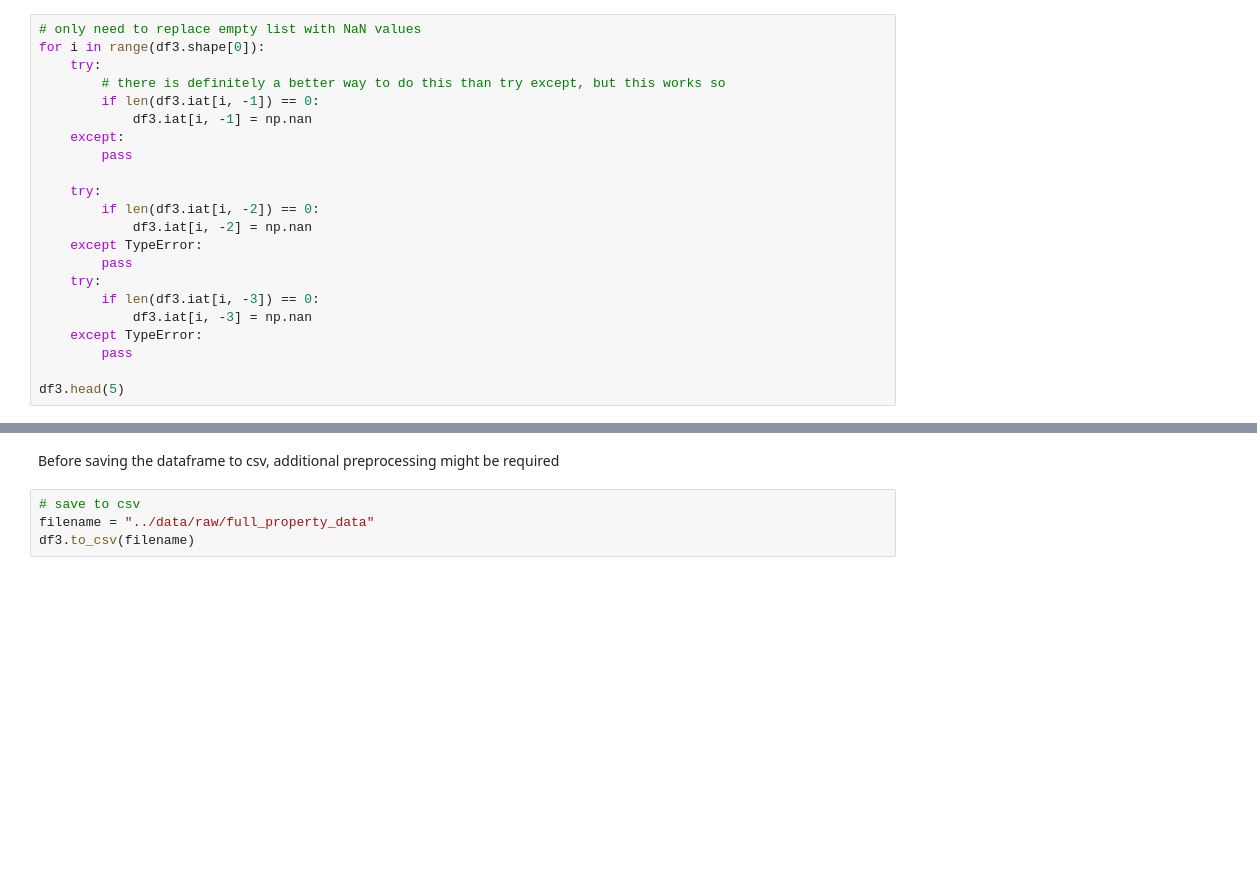
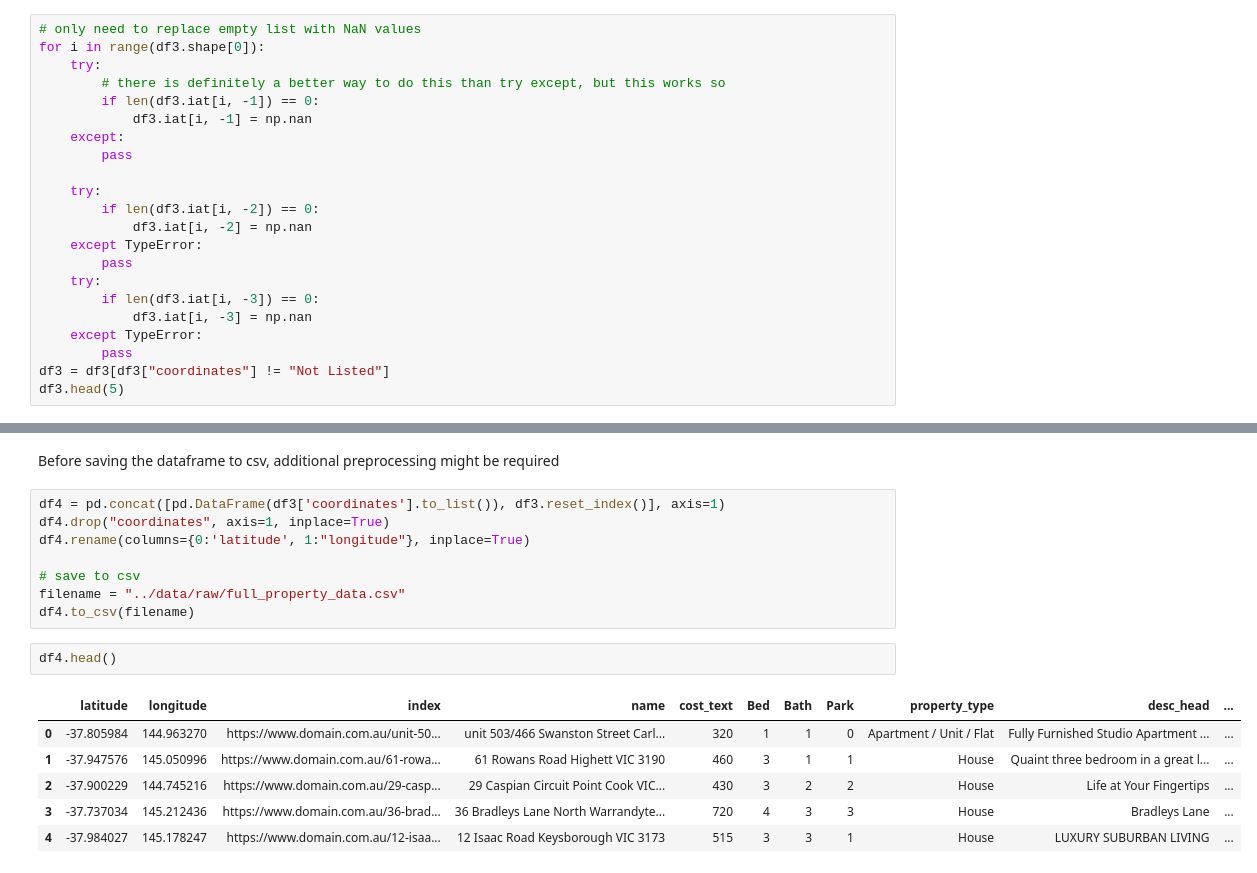
Before and after one commit to MAST30034-Applied-Data-Science/generic-real-estate-consulting-project-group-30, a Jupyter notebook: notebooks/preprocess.ipynb, the cells around one changed output, grey strips where cells are left out. Saved outputs shown, nothing was run; the diff lists cells and outputs as text; blank space fills up the shorter version.

```diff
--- a/notebooks/preprocess.ipynb
+++ b/notebooks/preprocess.ipynb
@@ -244,7 +249,7 @@ for i in range(df3.shape[0]):
             df3.iat[i, -3] = np.nan
     except TypeError:
         pass
-
+df3 = df3[df3["coordinates"] != "Not Listed"]
 df3.head(5)
 # %% [output]
 |  | name | cost_text | coordinates | Bed | Bath | Park | property_type | desc_head | desc | ... |
@@ -255,7 +260,20 @@ df3.head(5)
 | https://www.domain.com.au/12-isaa... | 12 Isaac Road Keysborough VIC 3173 | 515 | [-37.9840266, 145.1782469] | 3 | 3 | 1 | House | LUXURY SUBURBAN LIVING | NaN | ... |
 # %% [markdown]
 Before saving the dataframe to csv, additional preprocessing might be required
-# %%
-# save to csv
-filename = "../data/raw/full_property_data"
-df3.to_csv(filename)
+# %%
+df4 = pd.concat([pd.DataFrame(df3['coordinates'].to_list()), df3.reset_index()], axis=1)
+df4.drop("coordinates", axis=1, inplace=True)
+df4.rename(columns={0:'latitude', 1:"longitude"}, inplace=True)
+
+# save to csv
+filename = "../data/raw/full_property_data.csv"
+df4.to_csv(filename)
+# %%
+df4.head()
+# %% [output]
+|  | latitude | longitude | index | name | cost_text | Bed | Bath | Park | property_type | desc_head | ... |
+| 0 | -37.805984 | 144.963270 | https://www.domain.com.au/unit-50... | unit 503/466 Swanston Street Carl... | 320 | 1 | 1 | 0 | Apartment / Unit / Flat | Fully Furnished Studio Apartment ... | ... |
+| 1 | -37.947576 | 145.050996 | https://www.domain.com.au/61-rowa... | 61 Rowans Road Highett VIC 3190 | 460 | 3 | 1 | 1 | House | Quaint three bedroom in a great l... | ... |
+| 2 | -37.900229 | 144.745216 | https://www.domain.com.au/29-casp... | 29 Caspian Circuit Point Cook VIC... | 430 | 3 | 2 | 2 | House | Life at Your Fingertips | ... |
+| 3 | -37.737034 | 145.212436 | https://www.domain.com.au/36-brad... | 36 Bradleys Lane North Warrandyte... | 720 | 4 | 3 | 3 | House | Bradleys Lane | ... |
+| 4 | -37.984027 | 145.178247 | https://www.domain.com.au/12-isaa... | 12 Isaac Road Keysborough VIC 3173 | 515 | 3 | 3 | 1 | House | LUXURY SUBURBAN LIVING | ... |
```
Also changed, not shown: parts of 2 cells of this notebook, 5 other files.
